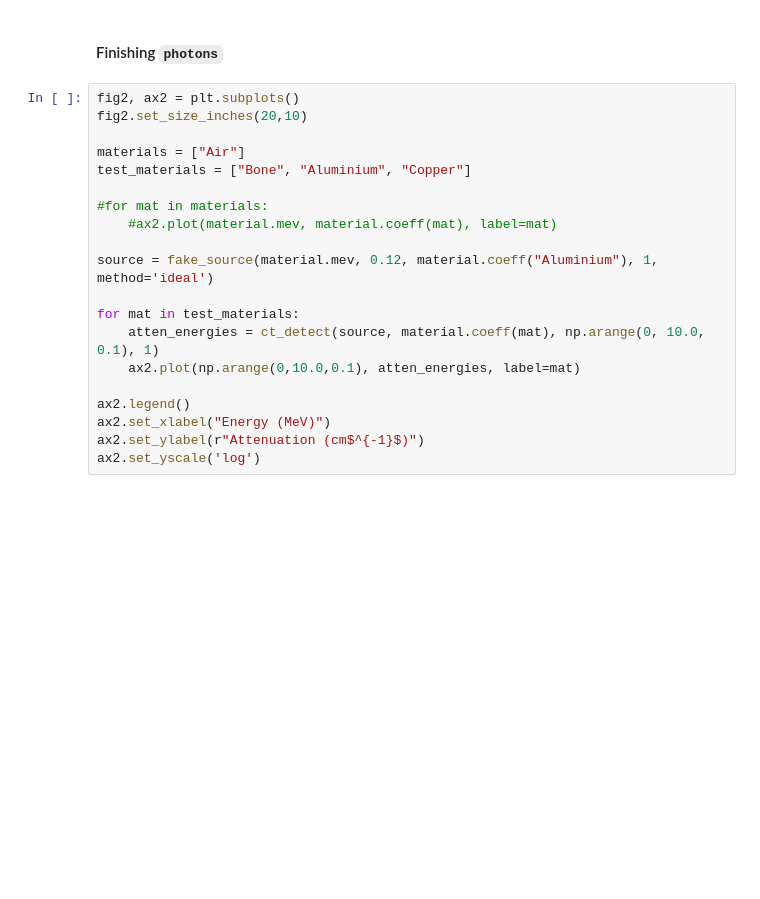
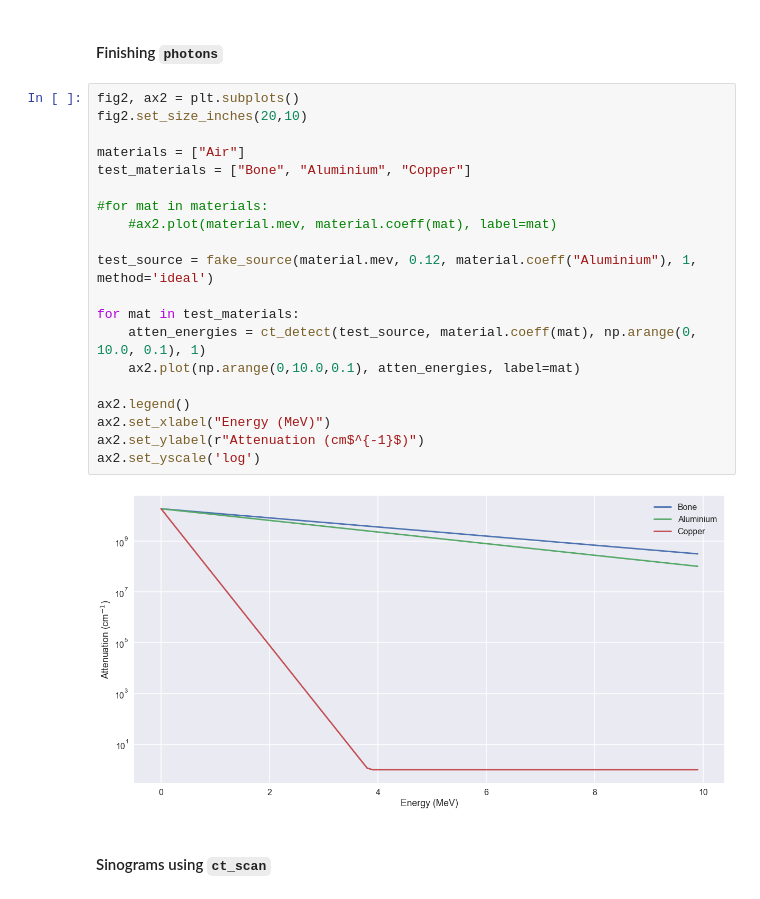
Before and after one commit to domkirkham/east-ct, a Jupyter notebook: Week1.ipynb, the cells around one changed output. Cells and saved outputs as stored; diff of their text form; blank space fills up the shorter version.

````diff
--- a/Week1.ipynb
+++ b/Week1.ipynb
@@ -36,20 +38,24 @@ ax1.set_yscale('log')
 # %%
 fig2, ax2 = plt.subplots()
 fig2.set_size_inches(20,10)
 
 materials = ["Air"]
 test_materials = ["Bone", "Aluminium", "Copper"]
 
 #for mat in materials:
     #ax2.plot(material.mev, material.coeff(mat), label=mat)
 
-source = fake_source(material.mev, 0.12, material.coeff("Aluminium"), 1, method='ideal')
+test_source = fake_source(material.mev, 0.12, material.coeff("Aluminium"), 1, method='ideal')
 
 for mat in test_materials:
-    atten_energies = ct_detect(source, material.coeff(mat), np.arange(0, 10.0, 0.1), 1)
+    atten_energies = ct_detect(test_source, material.coeff(mat), np.arange(0, 10.0, 0.1), 1)
     ax2.plot(np.arange(0,10.0,0.1), atten_energies, label=mat)
 
 ax2.legend()
 ax2.set_xlabel("Energy (MeV)")
 ax2.set_ylabel(r"Attenuation (cm$^{-1}$)")
 ax2.set_yscale('log')
+# %% [output]
+[figure, added]
+# %% [markdown]
+#### Sinograms using ```ct_scan```
````
Also changed, not shown: parts of 9 cells of this notebook, 7 other files.
